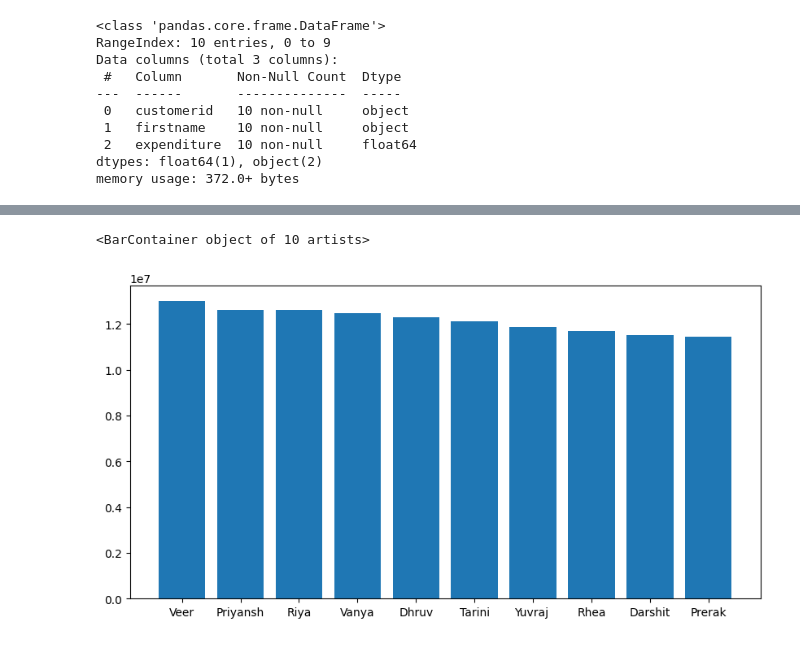
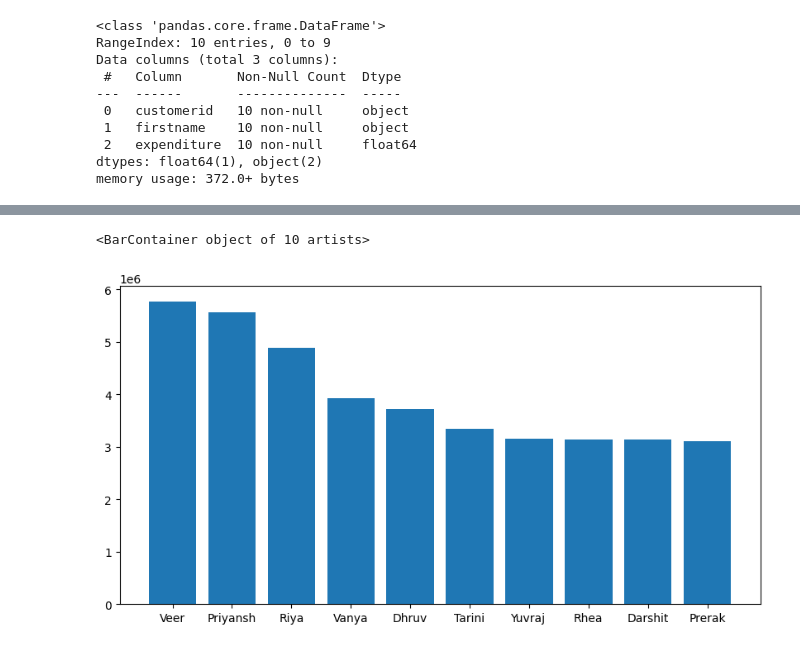
Before and after one commit to Manisha0125/Ecommerce_Analysis, a Jupyter notebook: swiftmarket.ipynb, the cells around one changed output, grey strips where cells are left out. Drawn from its saved outputs; the diff is of its cells as text; code cells hidden in the pictures.

```diff
--- a/swiftmarket.ipynb
+++ b/swiftmarket.ipynb
@@ -195,0 +247,14 @@ customer_name = top_annual_customers['firstname']. values
+# %%
+query = ''' select
+    monthname(s.saledate) as monthname,
+      e.firstname,
+      sum(s. totalprice) as totalsales
+from salesdata s
+      join employees e
+      on s.employeeid=e.employeeid
+ where monthname (saledate)='January'
+ group by  monthname(s.saledate),   e.firstname
+ order by totalsales desc
+ limit 10;'''
+
+month_total_price =read_query(query)
@@ -195,0 +274,4 @@ customer_name = top_annual_customers['firstname']. values
+# %%
+month_price = month_total_price['totasales'] = month_total_price['totalsales'].astype(float)
+# %%
+customer_name = top_annual_customers['firstname']. values
@@ -196,6 +292,6 @@ customer_name = top_annual_customers['firstname']. values
 # %%
 plt.figure(figsize=(10,5))
-plt.bar(height=customer_exp,x=customer_name)
+plt.bar(height=month_price,x=customer_name)
 # %% [output]
 <BarContainer object of 10 artists>
-[figure, old version]
+[figure, new version]
```
Also changed, not shown: parts of 31 cells of this notebook, 1 other file.
